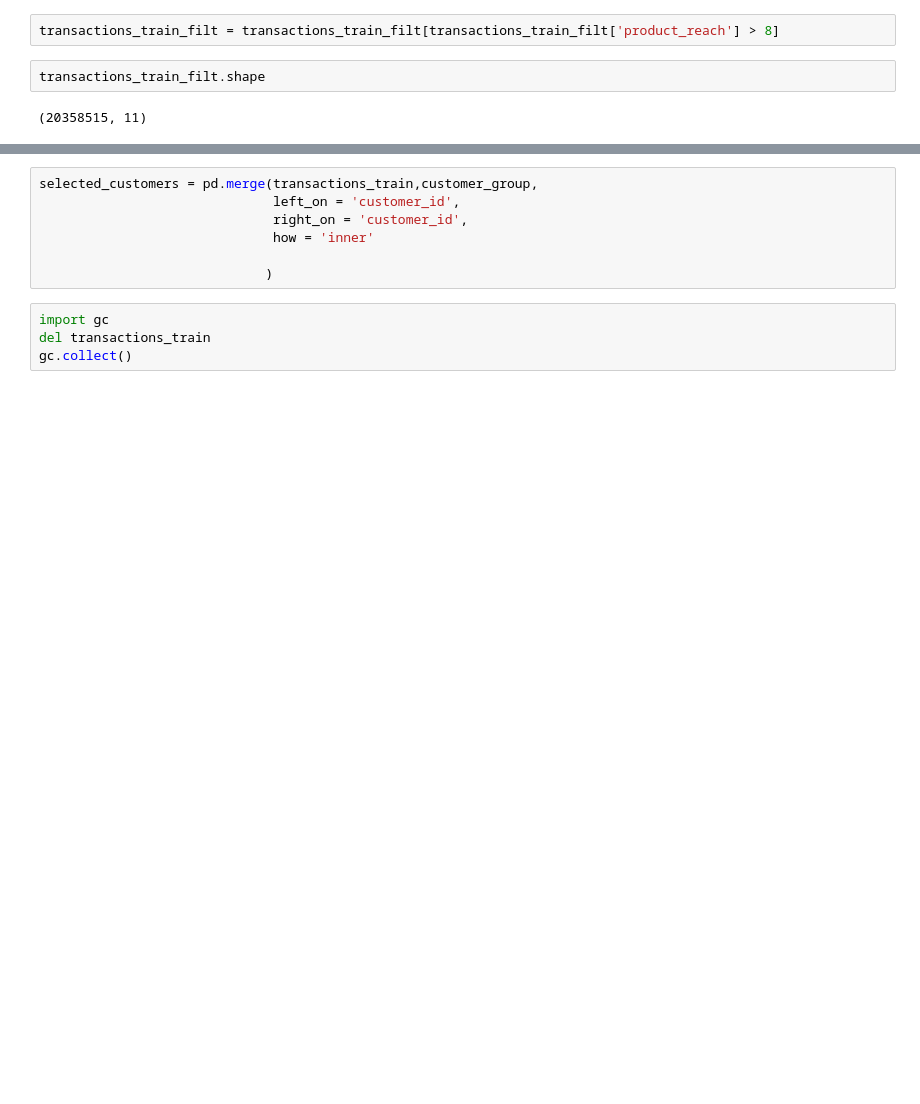
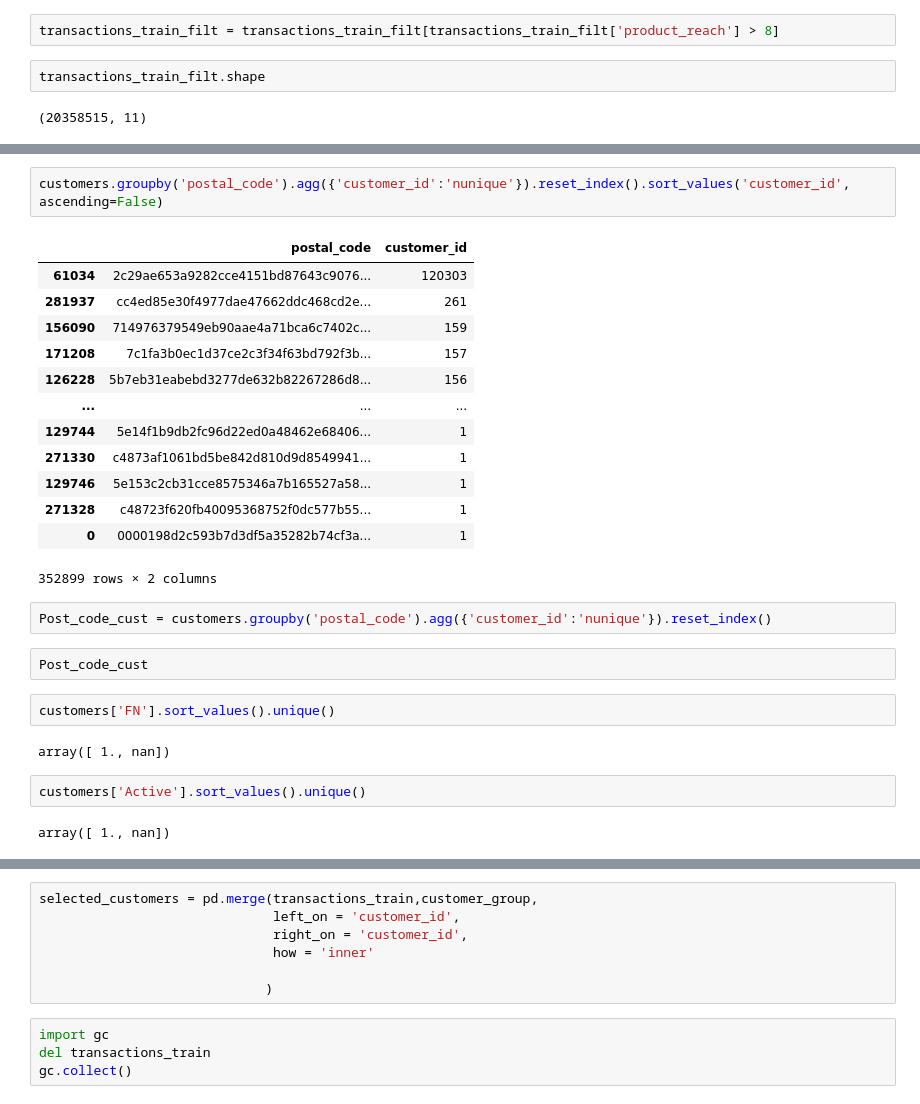
Before and after one commit to kaushikabhishek87/Kaggle_datascience, a Jupyter notebook: h-and-m.ipynb, the cells around one changed output, grey strips where cells are left out. Drawn from its saved outputs; the diff is of its cells as text; blank space fills up the shorter version.

```diff
--- a/h-and-m.ipynb
+++ b/h-and-m.ipynb
@@ -148,0 +150,28 @@ customer_group.shape
+# %%
+customers.groupby('postal_code').agg({'customer_id':'nunique'}).reset_index().sort_values('customer_id', ascending=False)
+# %% [output]
+|  | postal_code | customer_id |
+| 61034 | 2c29ae653a9282cce4151bd87643c9076... | 120303 |
+| 281937 | cc4ed85e30f4977dae47662ddc468cd2e... | 261 |
+| 156090 | 714976379549eb90aae4a71bca6c7402c... | 159 |
+| 171208 | 7c1fa3b0ec1d37ce2c3f34f63bd792f3b... | 157 |
+| 126228 | 5b7eb31eabebd3277de632b82267286d8... | 156 |
+| ... | ... | ... |
+| 129744 | 5e14f1b9db2fc96d22ed0a48462e68406... | 1 |
+| 271330 | c4873af1061bd5be842d810d9d8549941... | 1 |
+| 129746 | 5e153c2cb31cce8575346a7b165527a58... | 1 |
+| 271328 | c48723f620fb40095368752f0dc577b55... | 1 |
+| 0 | 0000198d2c593b7d3df5a35282b74cf3a... | 1 |
+352899 rows × 2 columns
+# %%
+Post_code_cust = customers.groupby('postal_code').agg({'customer_id':'nunique'}).reset_index()
+# %%
+Post_code_cust
+# %%
+customers['FN'].sort_values().unique()
+# %% [output]
+array([ 1., nan])
+# %%
+customers['Active'].sort_values().unique()
+# %% [output]
+array([ 1., nan])
```
Also changed, not shown: parts of 9 cells of this notebook.
